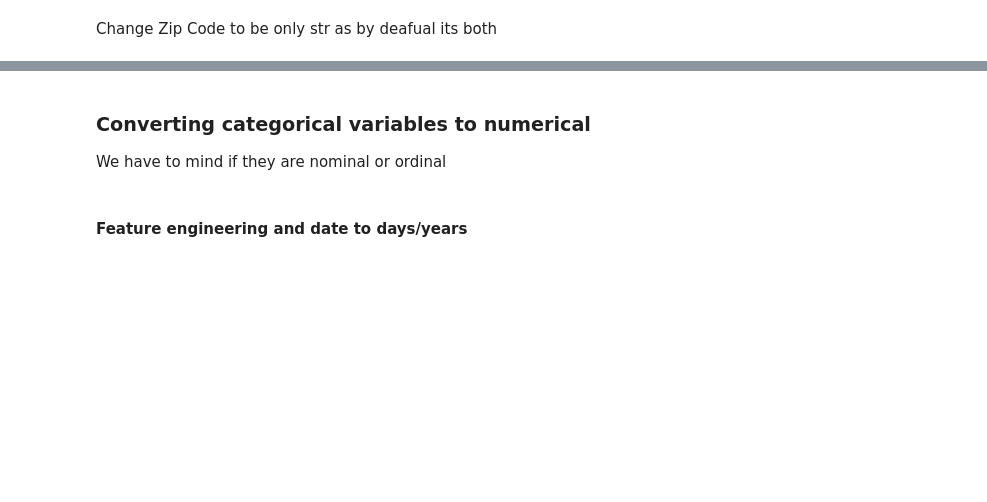
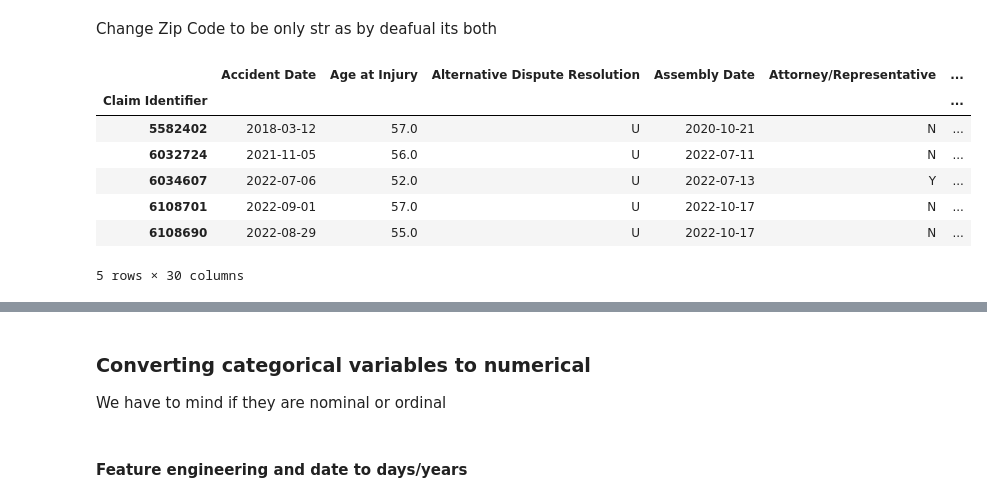
Before and after one commit to killerkiemklan/To-Grant-or-not_ML, a Jupyter notebook: 01_EDA.ipynb, the cells around one changed output, grey strips where cells are left out. Saved outputs shown, nothing was run; the diff lists cells and outputs as text; code cells hidden in the pictures; blank space fills up the shorter version.

```diff
--- a/01_EDA.ipynb
+++ b/01_EDA.ipynb
@@ -405,5 +409,4 @@ train_df = train_df.dropna(subset=["Claim Injury Type"])
 # %%
-dup_rows = train_df.duplicated()
-dup_rows.value_counts()
+train_df = train_df.drop_duplicates()
 # %%
 train_df.columns
@@ -410,4 +425,17 @@ train_df.columns
 # %% [markdown]
 Change Zip Code to be only str as by deafual its both
 # %%
-train_df['Zip Length'] = train_df['Zip Code'].str.len()
+train_df['Zip Code'] = train_df['Zip Code'].astype(str)
+# %%
+rows_u_adr = train_df[train_df["Alternative Dispute Resolution"] == "U"]
+rows_u_adr
+#only 5 rows with weird values
+# %% [output]
+|  | Accident Date | Age at Injury | Alternative Dispute Resolution | Assembly Date | Attorney/Representative | ... |
+| Claim Identifier |  |  |  |  |  | ... |
+| 5582402 | 2018-03-12 | 57.0 | U | 2020-10-21 | N | ... |
+| 6032724 | 2021-11-05 | 56.0 | U | 2022-07-11 | N | ... |
+| 6034607 | 2022-07-06 | 52.0 | U | 2022-07-13 | Y | ... |
+| 6108701 | 2022-09-01 | 57.0 | U | 2022-10-17 | N | ... |
+| 6108690 | 2022-08-29 | 55.0 | U | 2022-10-17 | N | ... |
+5 rows × 30 columns
```
Also changed, not shown: parts of 66 cells of this notebook.
